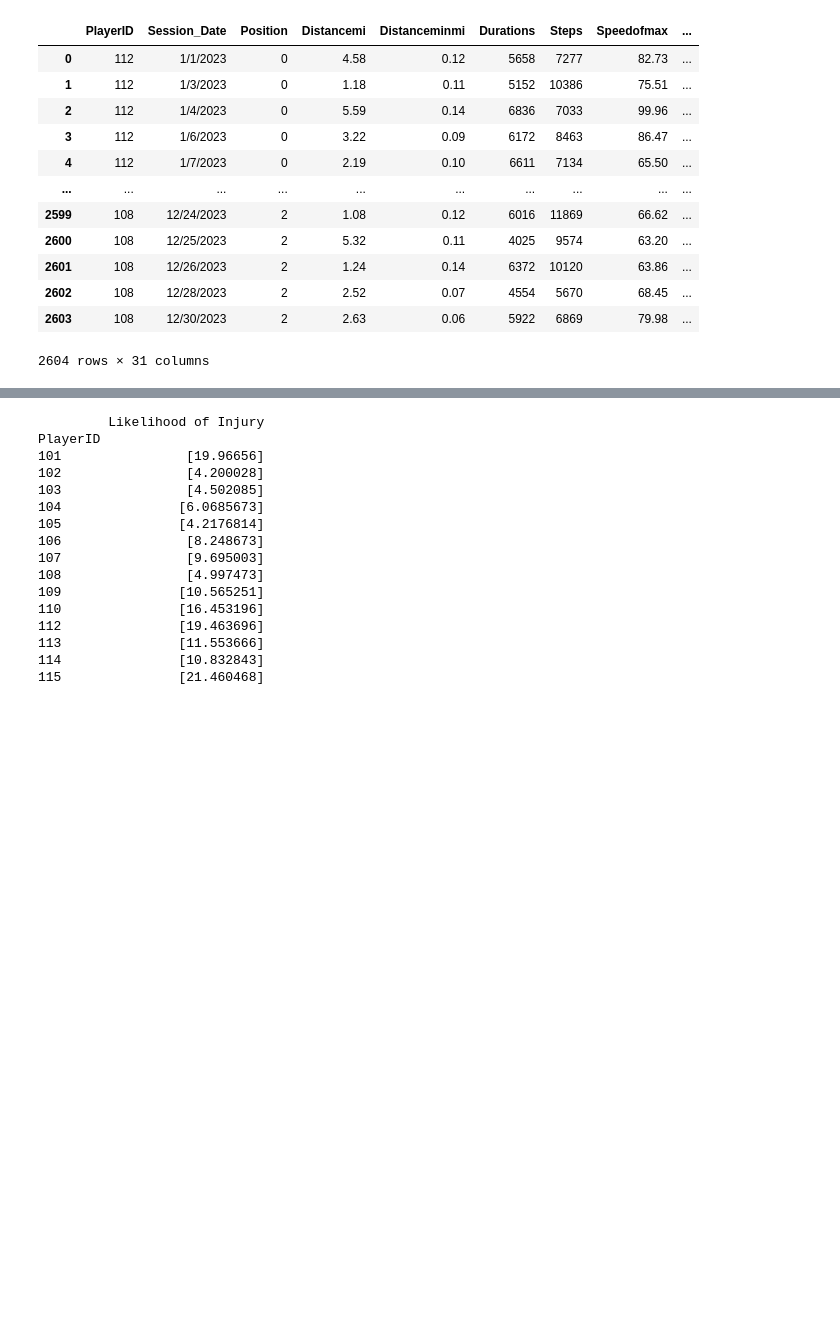
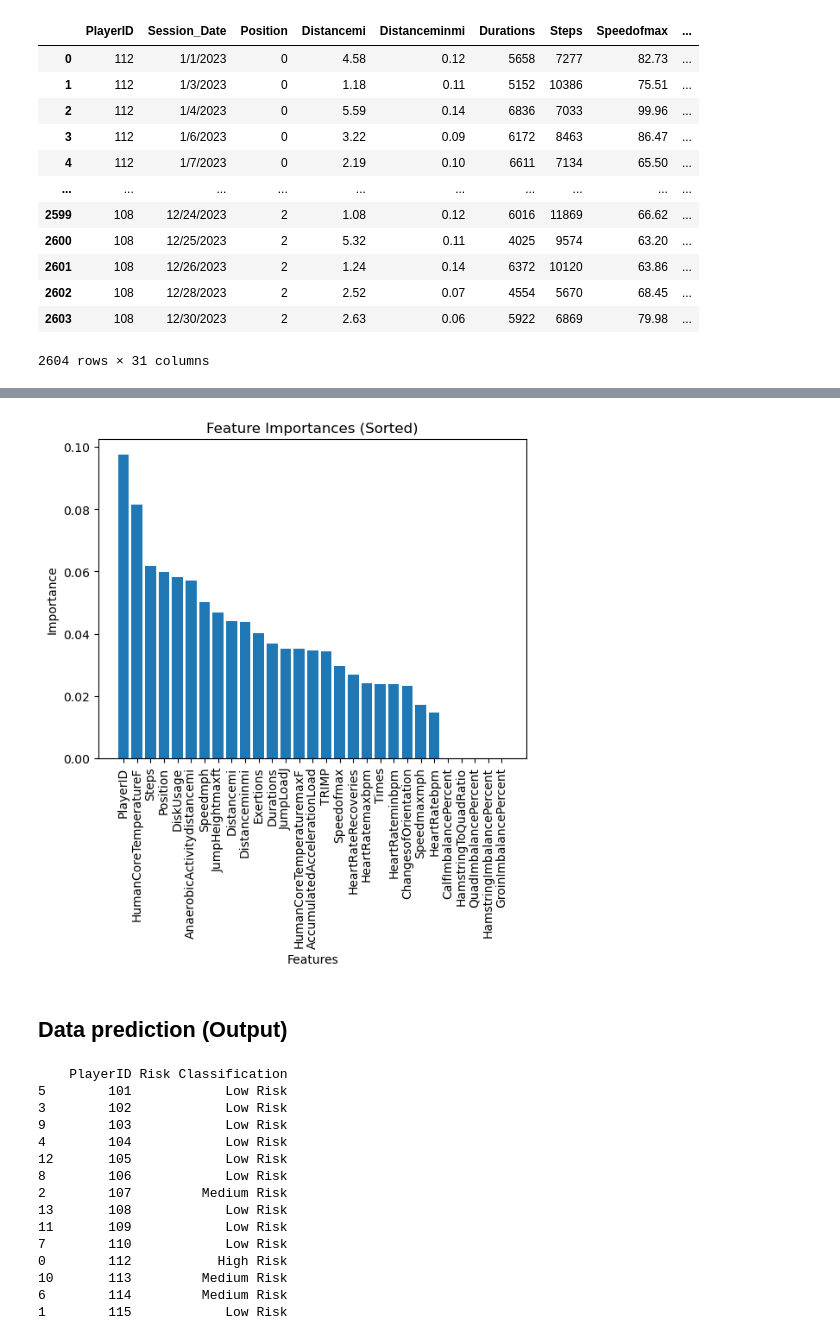
Before and after one commit to rangelkoli/SyracuseBB-Analysis, a Jupyter notebook: syrNBa.ipynb, the cells around one changed output, grey strips where cells are left out. Cells and saved outputs as stored; diff of their text form; code cells hidden in the pictures; blank space fills up the shorter version.

Commit message:
Data Evaluation and FInal Predictions

```diff
--- a/syrNBa.ipynb
+++ b/syrNBa.ipynb
@@ -355,7 +387,22 @@ plt.show()
+# %%
+# Sort the feature importances in descending order
+sorted_indices = np.argsort(model.feature_importances_)[::-1]
+sorted_features = X.columns[sorted_indices]
+sorted_importances = model.feature_importances_[sorted_indices]
+
+# Plot the sorted feature importances
+plt.bar(range( len(sorted_importances)), sorted_importances)
+plt.xticks(range( len(sorted_importances)), sorted_features, rotation=90)
+plt.xlabel('Features')
+plt.ylabel('Importance')
+plt.title('Feature Importances (Sorted)')
+plt.show()
+# %% [output]
+[figure, added]
+# %% [markdown]
+## Data prediction (Output)
 # %%
-
-
-# # Define the features and target variables
+# Define the features and target variables
 features = merged_df.drop(columns=['will_be_injured','Session_Date'])
 target = merged_df['will_be_injured']
 
@@ -365,37 +412,40 @@ features_imputed = imputer.fit_transform(features)
 
 # Predict the likelihood of injury for each player in the merged_df dataframe
 player_predictions = []
-for index, row in merged_df.iterrows():
-    # Get the features for the player
-    player_features = row.drop(['will_be_injured', 'Session_Date'])
+for player_id in merged_df['PlayerID'].unique():
+    # Get the latest date for the player
+    latest_date = merged_df.loc[merged_df['PlayerID'] == player_id, 'Session_Date'].max()
+    # Get the features for the latest date
+    player_features = merged_df.loc[(merged_df['PlayerID'] == player_id) & (merged_df['Session_Date'] == latest_date)].drop(['will_be_injured', 'Session_Date'], axis=1)
     # Impute missing values
-    player_features_imputed = imputer.transform([player_features])
+    player_features_imputed = imputer.transform(player_features)
     # Predict the likelihood of injury for the player
-    player_prediction = model.predict_proba(player_features_imputed)[:, 1] * 100
+    player_prediction = model.predict_proba(player_features_imputed)[:, 1][0] * 150
     # Append the prediction to the player_predictions list
     player_predictions.append(player_prediction)
 
-# Print the predicted probabilities for each player
-# Aggregate the predicted probabilities by player ID
-result_df = pd.DataFrame({'PlayerID': merged_df['PlayerID'], 'Likelihood of Injury': player_predictions })
-result_df = result_df.groupby('PlayerID').mean()
+# Create a dataframe with the player IDs and their corresponding predictions
+result_df = pd.DataFrame({'PlayerID': merged_df['PlayerID'].unique(), 'Likelihood of Injury': player_predictions})
+result_df['Risk Classification'] = pd.cut(result_df['Likelihood of Injury'], bins=[0, 20, 50, 100], labels=['Low Risk', 'Medium Risk', 'High Risk'])
+# Sort the dataframe by PlayerID
+result_df = result_df.drop(columns=['Likelihood of Injury'])
+result_df = result_df.sort_values('PlayerID')
 
 # Print the result
 print(result_df)
 # %% [output]
-         Likelihood of Injury
-PlayerID
-101                [19.96656]
-102                [4.200028]
-103                [4.502085]
-104               [6.0685673]
-105               [4.2176814]
-106                [8.248673]
-107                [9.695003]
-108                [4.997473]
-109               [10.565251]
-110               [16.453196]
-112               [19.463696]
-113               [11.553666]
-114               [10.832843]
-115               [21.460468]
+    PlayerID Risk Classification
+5        101            Low Risk
+3        102            Low Risk
+9        103            Low Risk
+4        104            Low Risk
+12       105            Low Risk
+8        106            Low Risk
+2        107         Medium Risk
+13       108            Low Risk
+11       109            Low Risk
+7        110            Low Risk
+0        112           High Risk
+10       113         Medium Risk
+6        114         Medium Risk
+1        115            Low Risk
```
Also changed, not shown: parts of 20 cells of this notebook.
